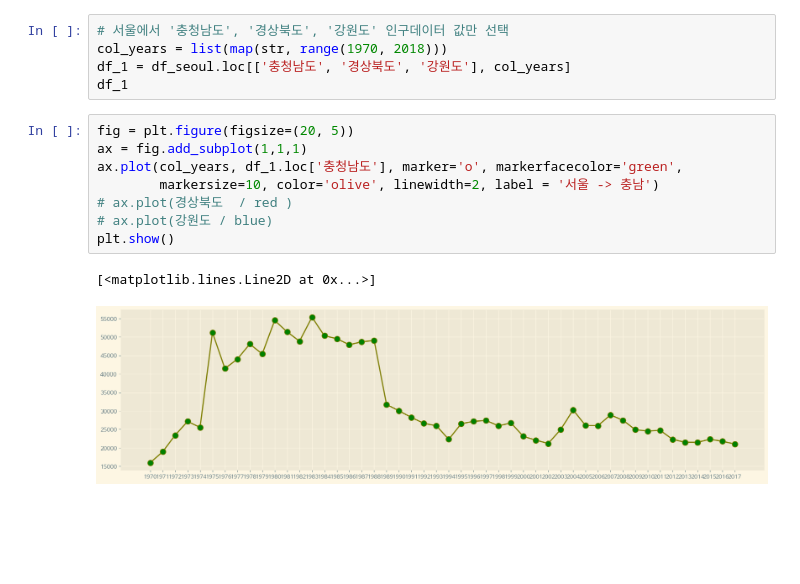
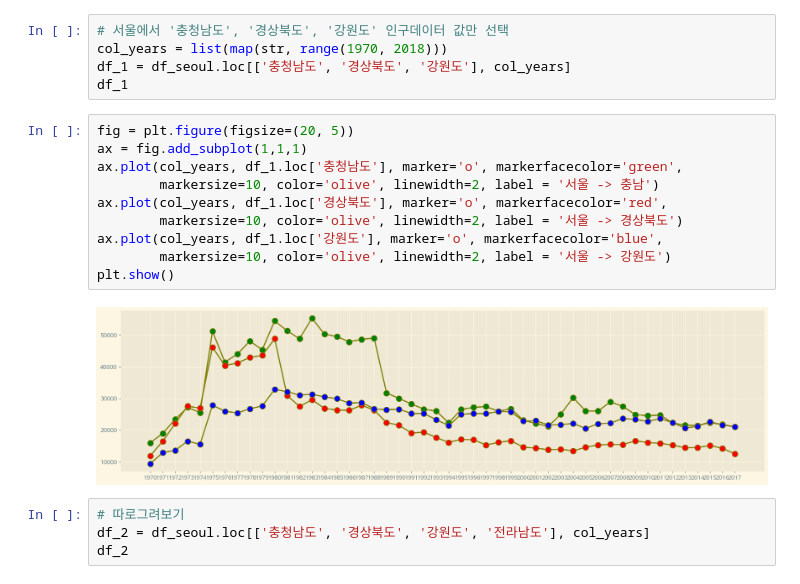
Before and after one commit to kyw801126/702_python, a Jupyter notebook: pandas_matplot_style231107.ipynb, the cells around one changed output. Drawn from its saved outputs; the diff is of its cells as text; blank space fills up the shorter version.

Commit message:
matplot3

```diff
--- a/pandas_matplot_style231107.ipynb
+++ b/pandas_matplot_style231107.ipynb
@@ -158,11 +158,16 @@ df_1
 # %%
 fig = plt.figure(figsize=(20, 5))
 ax = fig.add_subplot(1,1,1)
 ax.plot(col_years, df_1.loc['충청남도'], marker='o', markerfacecolor='green',
         markersize=10, color='olive', linewidth=2, label = '서울 -> 충남')
-# ax.plot(경상북도  / red )
-# ax.plot(강원도 / blue)
+ax.plot(col_years, df_1.loc['경상북도'], marker='o', markerfacecolor='red',
+        markersize=10, color='olive', linewidth=2, label = '서울 -> 경상북도')
+ax.plot(col_years, df_1.loc['강원도'], marker='o', markerfacecolor='blue',
+        markersize=10, color='olive', linewidth=2, label = '서울 -> 강원도')
 plt.show()
 # %% [output]
-[<matplotlib.lines.Line2D at 0x...>]
-[figure, old version]
+[figure, new version]
+# %%
+# 따로그려보기
+df_2 = df_seoul.loc[['충청남도', '경상북도', '강원도', '전라남도'], col_years]
+df_2
```
Also changed, not shown: parts of 6 cells of this notebook.
